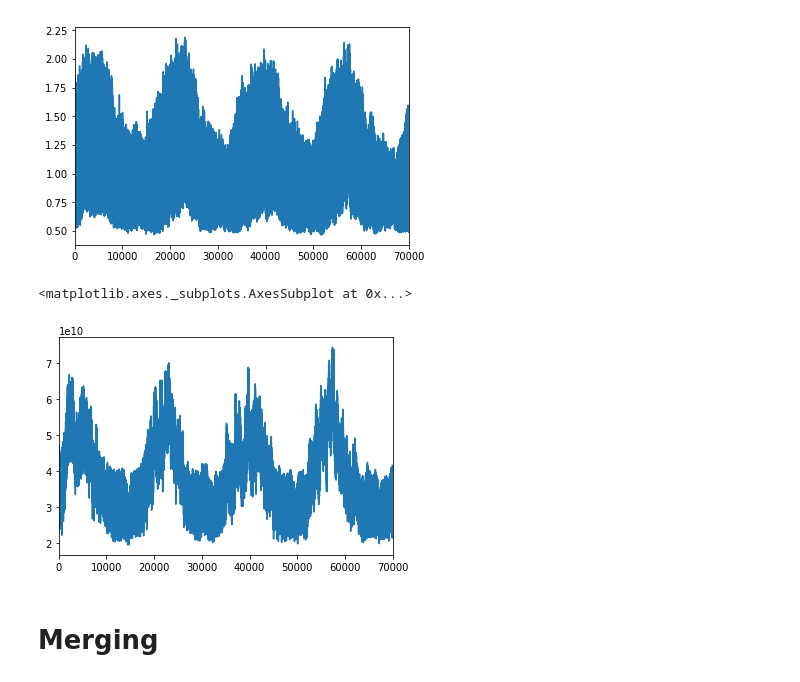
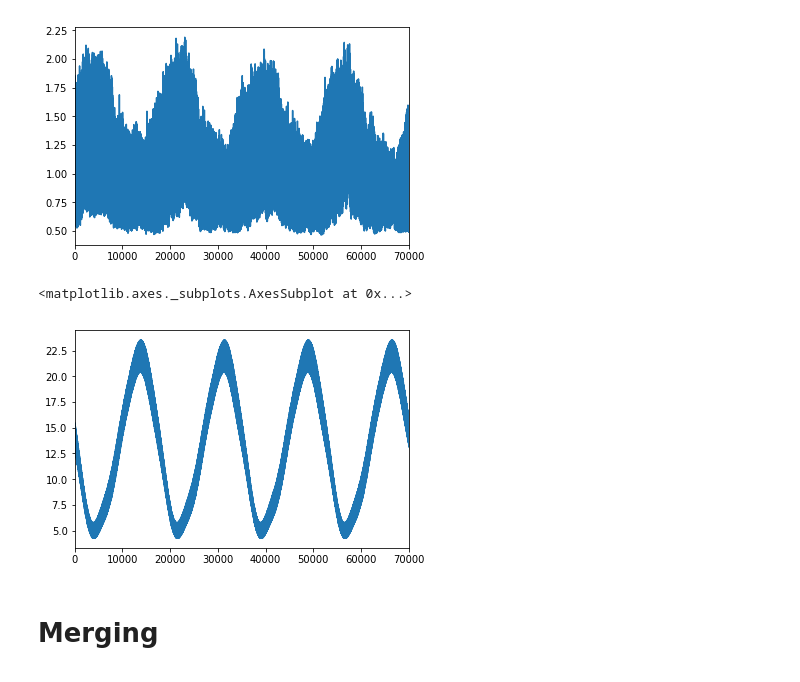
Before and after one commit to etnberz/enedis, a Jupyter notebook: notebooks/Data Processing.ipynb, the cells around one changed output. Drawn from its saved outputs; the diff is of its cells as text; code cells hidden in the pictures.

```diff
--- a/notebooks/Data Processing.ipynb
+++ b/notebooks/Data Processing.ipynb
@@ -17,11 +17,11 @@ y_train['RES1_BASE'].plot()
 # %% [output]
 <matplotlib.axes._subplots.AxesSubplot at 0x...>
 [figure]
-# %%
-X_train['Injection RTE (W)'].plot()
-# %% [output]
-<matplotlib.axes._subplots.AxesSubplot at 0x...>
-[figure, removed]
+# %%
+X_train['Température normale lissée (°Celcius)'].plot()
+# %% [output]
+<matplotlib.axes._subplots.AxesSubplot at 0x...>
+[figure, added]
 # %% [markdown]
 # Merging
 # %% [markdown]
```
Also changed, not shown: parts of 22 cells of this notebook, 2 other files.
